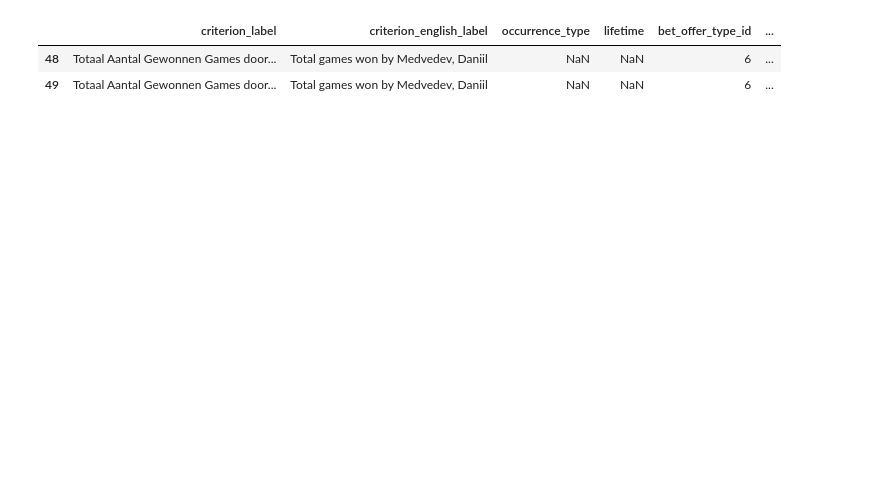
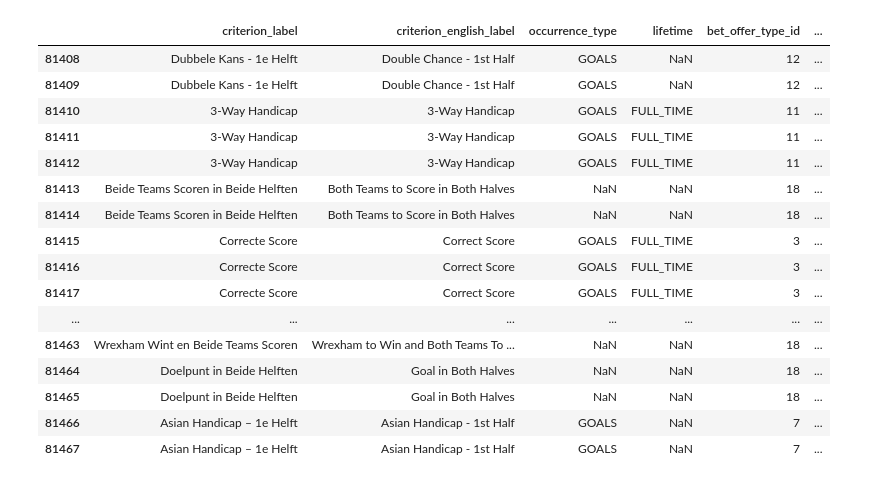
Before and after one commit to carpedimi/ArbitrageBets_sms, a Jupyter notebook: ArbSignal.ipynb, the cells around one changed output. Saved outputs shown, nothing was run; the diff lists cells and outputs as text; code cells hidden in the pictures; blank space fills up the shorter version.

```diff
--- a/ArbSignal.ipynb
+++ b/ArbSignal.ipynb
@@ -3,3 +3,9 @@ import pandas as pd
+# %%
+import pandas as pd
+# Set pandas to display all columns
+pd.set_option('display.max_columns', None)
 # %%
-toto = pd.read_csv('Data/scrapers/Toto/totoAllSports.csv', index_col=0)
-kambi = pd.read_csv('Data/scrapers/unibet/unibet_allSports_odds.csv', index_col=0)
+toto_raw = pd.read_csv('Data/scrapers/Toto/totoAllSports.csv', index_col=0).drop_duplicates()
+kambi_raw = pd.read_csv('Data/scrapers/unibet/unibet_allSports_odds.csv', index_col=0).drop_duplicates()
+# Apply the condition and update outcome_label
+toto_raw.loc[(toto_raw['sport'] == 'Mixed Martial Arts') & (toto_raw['Market Name'] == 'Winaar Gevecht'), 'Market Name'] = 'Wedstrijdnotering'
@@ -5,0 +74,7 @@ kambi = pd.read_csv('Data/scrapers/unibet/unibet_allSports_odds.csv', index_col=
+# %%
+# filter down to suitable betting opps
+kambi_filtered = kambi_raw[kambi_raw['bet_offer_type_english_name'].isin(['Match', 'Odd/Even', 'Player Occurrence Line', 'Asian Over/Under', 'Over/Under', 'Handicap', 'Asian Handicap', 'Yes/No', 'Head to Head'])]
+toto_filtered = toto_raw[toto_raw['Outcome Type'].isin(['--', 'DN', 'OE', 'HH', 'HL', 'AG'])]
+
+kambi_filtered = kambi_raw
+toto_filtered = toto_raw[toto_raw['Outcome Type'].isin(['DN', 'OE', 'HH', 'HL', 'AG'])]
@@ -33,15 +352,29 @@ set(kambi[kambi['sport'] == 'TENNIS'][['criterion_label',
  'Totaal aantal servicebreaks',
  'Wedstrijdnotering'}
 # %%
-kambi[kambi['criterion_label'].str.contains('Totaal Aantal Gewonnen Games door Medvedev, Daniil')][['criterion_label',
+kambi_filtered[kambi_filtered['criterion_label']!='Wedstrijd'][['criterion_label',
        'criterion_english_label', 'occurrence_type', 'lifetime',
        'bet_offer_type_id', 'bet_offer_type_name',
        'bet_offer_type_english_name', 'event_id', 'outcome_id',
        'outcome_label', 'outcome_english_label', 'odds', 'line', 'participant',
        'type', 'status',
        'cash_out_status', 'home_score', 'away_score', 'event_name']].tail(60)
 # %% [output]
 |  | criterion_label | criterion_english_label | occurrence_type | lifetime | bet_offer_type_id | ... |
-| 48 | Totaal Aantal Gewonnen Games door... | Total games won by Medvedev, Daniil | NaN | NaN | 6 | ... |
-| 49 | Totaal Aantal Gewonnen Games door... | Total games won by Medvedev, Daniil | NaN | NaN | 6 | ... |
+| 81408 | Dubbele Kans - 1e Helft | Double Chance - 1st Half | GOALS | NaN | 12 | ... |
+| 81409 | Dubbele Kans - 1e Helft | Double Chance - 1st Half | GOALS | NaN | 12 | ... |
+| 81410 | 3-Way Handicap | 3-Way Handicap | GOALS | FULL_TIME | 11 | ... |
+| 81411 | 3-Way Handicap | 3-Way Handicap | GOALS | FULL_TIME | 11 | ... |
+| 81412 | 3-Way Handicap | 3-Way Handicap | GOALS | FULL_TIME | 11 | ... |
+| 81413 | Beide Teams Scoren in Beide Helften | Both Teams to Score in Both Halves | NaN | NaN | 18 | ... |
+| 81414 | Beide Teams Scoren in Beide Helften | Both Teams to Score in Both Halves | NaN | NaN | 18 | ... |
+| 81415 | Correcte Score | Correct Score | GOALS | FULL_TIME | 3 | ... |
+| 81416 | Correcte Score | Correct Score | GOALS | FULL_TIME | 3 | ... |
+| 81417 | Correcte Score | Correct Score | GOALS | FULL_TIME | 3 | ... |
+| ... | ... | ... | ... | ... | ... | ... |
+| 81463 | Wrexham Wint en Beide Teams Scoren | Wrexham to Win and Both Teams To ... | NaN | NaN | 18 | ... |
+| 81464 | Doelpunt in Beide Helften | Goal in Both Halves | NaN | NaN | 18 | ... |
+| 81465 | Doelpunt in Beide Helften | Goal in Both Halves | NaN | NaN | 18 | ... |
+| 81466 | Asian Handicap – 1e Helft | Asian Handicap - 1st Half | GOALS | NaN | 7 | ... |
+| 81467 | Asian Handicap – 1e Helft | Asian Handicap - 1st Half | GOALS | NaN | 7 | ... |
 # %%
```
Also changed, not shown: parts of 23 cells of this notebook, 13 other files.
